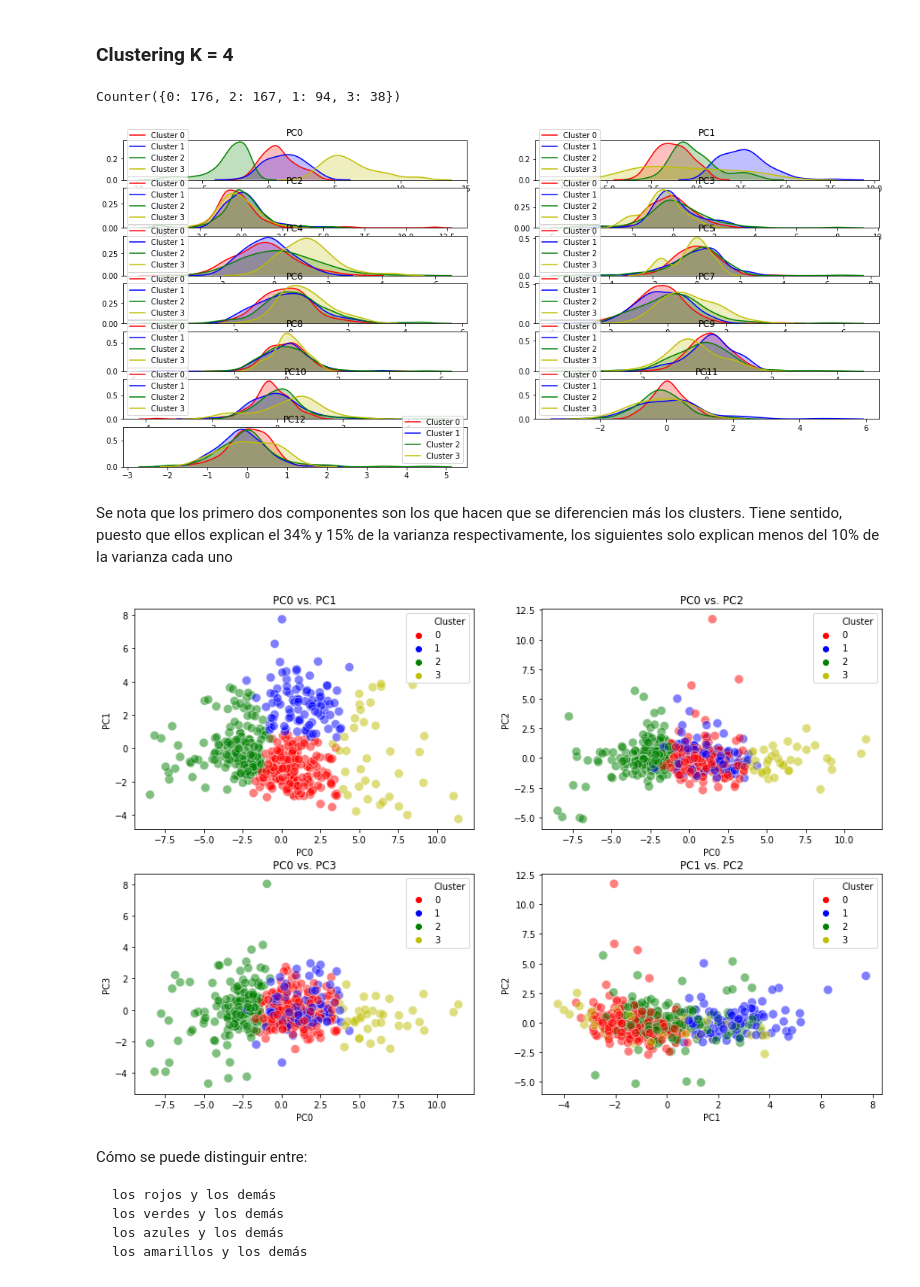
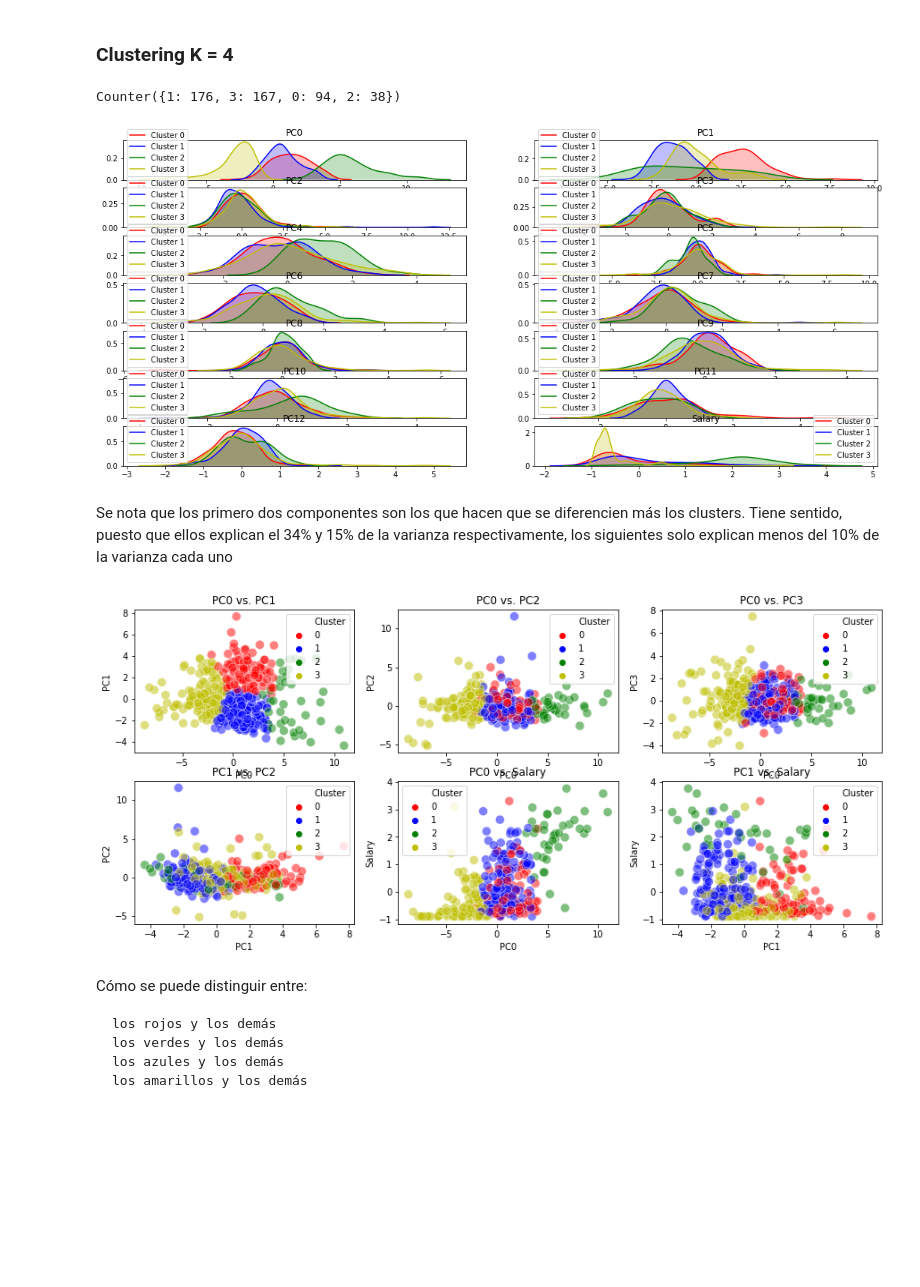
Before and after one commit to StevenMaMei/DataAnalyticsFinalProject, a Jupyter notebook: PrimerEntrega.ipynb, the cells around one changed output. Drawn from its saved outputs; the diff is of its cells as text; code cells hidden in the pictures; blank space fills up the shorter version.

```diff
--- a/PrimerEntrega.ipynb
+++ b/PrimerEntrega.ipynb
@@ -1993,6 +1993,3 @@ dataNormalizada
 | 473 | 0.346386 | 0.215257 | -1.201708 | -1.008991 | 0.176073 | 0.845668 | 0.569933 | -0.052592 | 0.241816 | 0.046608 | ... |
 | 474 | -0.563096 | -0.861434 | -0.151106 | 1.560199 | -0.810281 | -1.218899 | -0.544274 | -0.295745 | 0.491527 | -0.523726 | ... |
 475 rows × 25 columns
-# %%
-pca = PCA()
-pca.fit(dataNormalizada)
@@ -2001,0 +1996,5 @@ PCA(copy=True, iterated_power='auto', n_components=None, random_state=None,
+# %%
+pca = PCA()
+pca.fit(dataNormalizada[['VORP','WS','NBA_DraftNumber','Age','G','MP','PER','TS%','3PAr',
+ 'FTr','ORB%','DRB%','TRB%','AST%','STL%','BLK%','TOV%','USG%','OWS',
+ 'DWS','WS/48','OBPM','DBPM','BPM']])
@@ -2054,3 +2052,7 @@ dataPca = pca.transform(dataNormalizada)
+# %%
+dataPca = pca.transform(dataNormalizada[['VORP','WS','NBA_DraftNumber','Age','G','MP','PER','TS%','3PAr',
+ 'FTr','ORB%','DRB%','TRB%','AST%','STL%','BLK%','TOV%','USG%','OWS',
+ 'DWS','WS/48','OBPM','DBPM','BPM']])
 # %%
 plt.figure(figsize=(15, 7))
 plt.bar(range(len(var_exp)), var_exp, alpha=0.3333, align='center', label='Varianza explicada por cada PC', color = 'g')
@@ -2340,3 +2342,4 @@ import math
 
 dataPca = pd.DataFrame(dataPca)
 dataPca.columns=['PC0', 'PC1', 'PC2','PC3','PC4','PC5','PC6','PC7','PC8','PC9','PC10','PC11','PC12']
+dataPca['Salary'] = dataNormalizada['Salary']
@@ -2452,7 +2481,7 @@ dataPca['Cluster']= clusters
 counter=Counter(clusters)
 print(counter)
 # %% [output]
-Counter({0: 176, 2: 167, 1: 94, 3: 38})
+Counter({1: 176, 3: 167, 0: 94, 2: 38})
 # %%
 var_num = ['VORP','WS','NBA_DraftNumber','Age','G','MP','PER','TS%','3PAr',
  'FTr','ORB%','DRB%','TRB%','AST%','STL%','BLK%','TOV%','USG%','OWS',
@@ -2460,7 +2489,7 @@ var_num = ['VORP','WS','NBA_DraftNumber','Age','G','MP','PER','TS%','3PAr',
 # %%
 fig = plt.figure(figsize=(18,15))
 i=1
-for var in dataPca.columns[0:13]:
+for var in dataPca.columns[0:14]:
     ax = fig.add_subplot(math.ceil(len(var_num)/2), 2, i)
     sns.kdeplot(dataPca.loc[dataPca.Cluster==0][var], shade=True, color='r', ax=ax);
     sns.kdeplot(dataPca.loc[dataPca.Cluster==1][var], shade=True, color='b', ax=ax);
@@ -2470,27 +2499,33 @@ for var in dataPca.columns[0:13]:
     plt.legend(['Cluster 0', 'Cluster 1', 'Cluster 2', 'Cluster 3'])
     i+=1
 # %% [output]
-[figure, old version]
+[figure, new version]
 # %% [markdown]
 Se nota que los primero dos componentes son los que hacen que se diferencien más los clusters. Tiene sentido, puesto que ellos explican el 34% y 15% de la varianza respectivamente, los siguientes solo explican menos del 10% de la varianza cada uno
 # %%
 fig = plt.figure(figsize=(15,10))
 colorPalette = ["r", "b", "g", "y"]
-ax = fig.add_subplot(2, 2, 1)
+ax = fig.add_subplot(3, 3, 1)
 sns.scatterplot(x="PC0", y="PC1", hue="Cluster", data=dataPca, ax=ax, palette=colorPalette, s=100, alpha=0.5)
 plt.title("PC0 vs. PC1")
-ax = fig.add_subplot(2, 2, 2)
+ax = fig.add_subplot(3, 3, 2)
 sns.scatterplot(x="PC0", y="PC2", hue="Cluster", data=dataPca, ax=ax, palette=colorPalette, s=100, alpha=0.5)
 plt.title("PC0 vs. PC2")
-ax = fig.add_subplot(2, 2, 3)
+ax = fig.add_subplot(3, 3, 3)
 sns.scatterplot(x="PC0", y="PC3", hue="Cluster", data=dataPca, ax=ax, palette=colorPalette, s=100, alpha=0.5)
 plt.title("PC0 vs. PC3")
-ax = fig.add_subplot(2, 2, 4)
+ax = fig.add_subplot(3, 3, 4)
 sns.scatterplot(x="PC1", y="PC2", hue="Cluster", data=dataPca, ax=ax, palette=colorPalette, s=100, alpha=0.5)
 plt.title("PC1 vs. PC2")
+ax = fig.add_subplot(3, 3, 5)
+sns.scatterplot(x="PC0", y="Salary", hue="Cluster", data=dataPca, ax=ax, palette=colorPalette, s=100, alpha=0.5)
+plt.title("PC0 vs. Salary")
+ax = fig.add_subplot(3, 3, 6)
+sns.scatterplot(x="PC1", y="Salary", hue="Cluster", data=dataPca, ax=ax, palette=colorPalette, s=100, alpha=0.5)
+plt.title("PC1 vs. Salary")
 plt.show()
 # %% [output]
-[figure, old version]
+[figure, new version]
 # %% [markdown]
 Cómo se puede distinguir entre:
 
```
Also changed, not shown: parts of 51 cells of this notebook.
